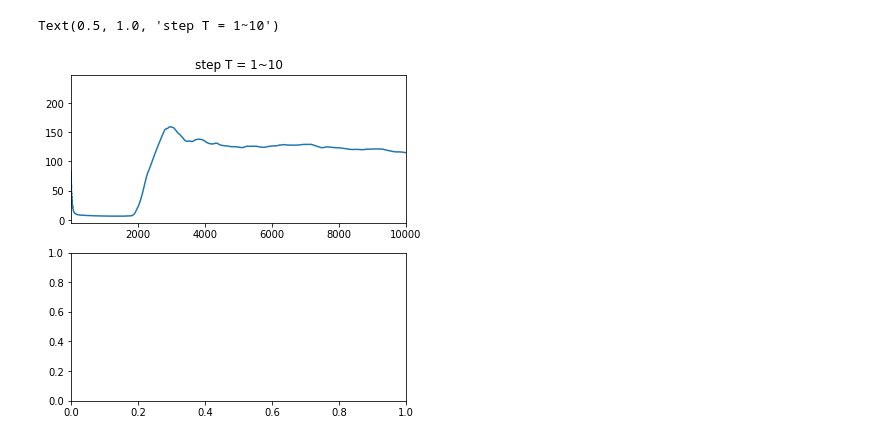
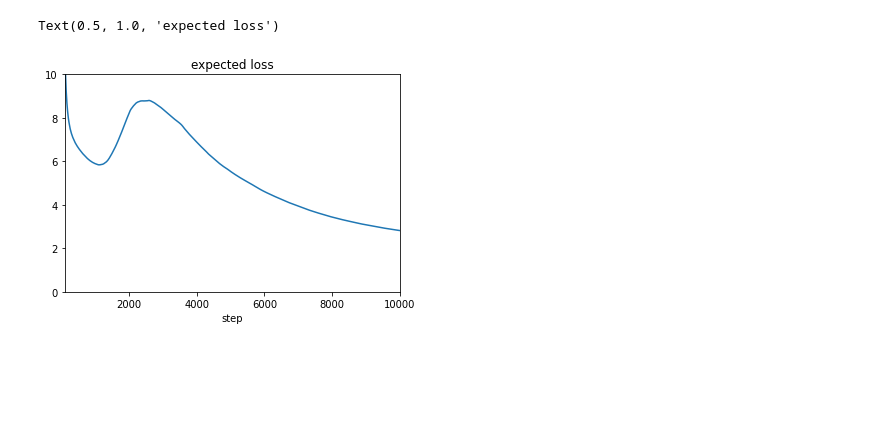
Before and after one commit to NaokiNakamichi/ML, a Jupyter notebook: GD/ASGD.ipynb, the cells around one changed output. Saved outputs shown, nothing was run; the diff lists cells and outputs as text; code cells hidden in the pictures; blank space fills up the shorter version.

```diff
--- a/GD/ASGD.ipynb
+++ b/GD/ASGD.ipynb
@@ -191,12 +127,19 @@ array([[ 3.        , -2.06417057, -1.91303964, ...,  1.10444942,
-# %%
-fig, axes = plt.subplots(2,1, figsize=(6,6))
-f = model_opt.RosenBrock()
-w_store2 = w_store
-axes[0].plot(f.f_opt(w_store2.T)[10:])
-axes[0].set_xlim(10,10000)
-axes[0].set_title('step T = 1~10')
-# %% [output]
-Text(0.5, 1.0, 'step T = 1~10')
-[figure, removed]
+# %%
+f = model_opt.RosenBrock(err = 0)
+w_store2 = w_store
+plt.plot(f.f_opt(w_store2.T)[10:])
+plt.xlim(100,10000)
+plt.ylim(0,10)
+plt.xlabel("step")
+plt.title('expected loss')
+
+# plt.plot(*w_store[0], 'ks', markersize=5,label="start")
+# plt.plot(*w_store[-1], 'gs', markersize=5,label="finish")
+# plt.plot(*w_star, 'r*', markersize=8,label="true value")
+
+# plt.legend()
+# %% [output]
+Text(0.5, 1.0, 'expected loss')
+[figure, added]
 # %%
 w_store2.T
```
Also changed, not shown: parts of 10 cells of this notebook, 1 other file.
